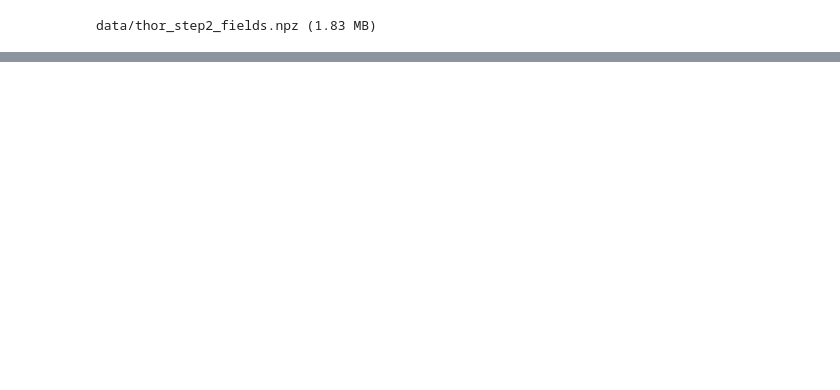
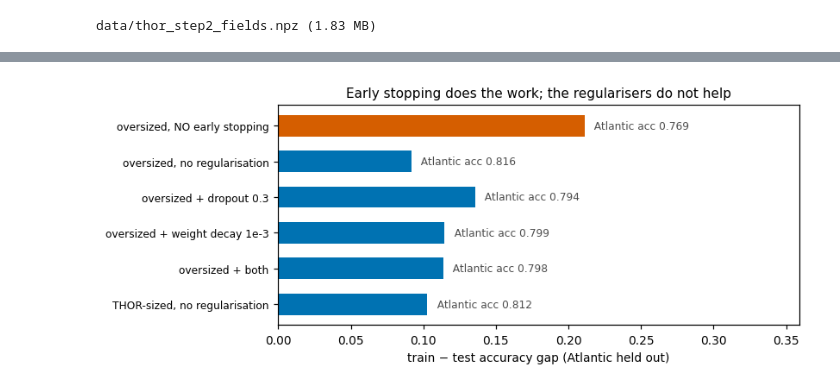
Before and after one commit to redouanelg/deep-learning-oceanography, a Jupyter notebook: overfitting-ocean-regimes/overfitting_ocean_regimes.ipynb, the cells around one changed output, grey strips where cells are left out. Cells and saved outputs as stored; diff of their text form; code cells hidden in the pictures; blank space fills up the shorter version.

```diff
--- a/overfitting-ocean-regimes/overfitting_ocean_regimes.ipynb
+++ b/overfitting-ocean-regimes/overfitting_ocean_regimes.ipynb
@@ -624,0 +753,8 @@ MIT licensed, downloaded rather than redistributed.
+# %%
+TRAIN_REGION = longitude_band(400, 720)   # 20°E to 180°E  - Indian + west Pacific
+VAL_REGION   = longitude_band(0, 200)     # 180°W to 80°W  - eastern Pacific
+TEST_REGION  = longitude_band(200, 400)   # 80°W to 20°E   - Atlantic
+
+for name, mask in [("train", TRAIN_REGION), ("val", VAL_REGION), ("test", TEST_REGION)]:
+    c = np.bincount(label[mask].astype(int), minlength=6)
+    print(f"{name:5s} {mask.sum():>7,} cells   regime %: {np.round(100 * c / c.sum(), 1)}")
@@ -624,0 +827,20 @@ MIT licensed, downloaded rather than redistributed.
+# %%
+fig, ax = plt.subplots(figsize=(7.4, 3.0), constrained_layout=True)
+
+tags = [r["tag"] for r in results][::-1] + ["oversized, NO early stopping"]
+gaps = [r["gap"] for r in results][::-1] + [gap_none]
+accs = [r["test"] for r in results][::-1] + [h_none["held_acc"][-1]]
+colours = ["#0072B2"] * len(results) + ["#D55E00"]
+
+y = np.arange(len(tags))
+ax.barh(y, gaps, color=colours, height=0.6)
+for i, (g, a) in enumerate(zip(gaps, accs)):
+    ax.text(g + 0.002, i, f"  Atlantic acc {a:.3f}", va="center", fontsize=8, color="0.3")
+ax.set_yticks(y)
+ax.set_yticklabels(tags, fontsize=8)
+ax.set_xlabel("train − test accuracy gap (Atlantic held out)")
+ax.set_xlim(0, max(gaps) * 1.7)
+ax.set_title("Early stopping does the work; the regularisers do not help", fontsize=10)
+plt.show()
+# %% [output]
+[figure, added]
```
Also changed, not shown: parts of 54 cells of this notebook, 1 other file.
